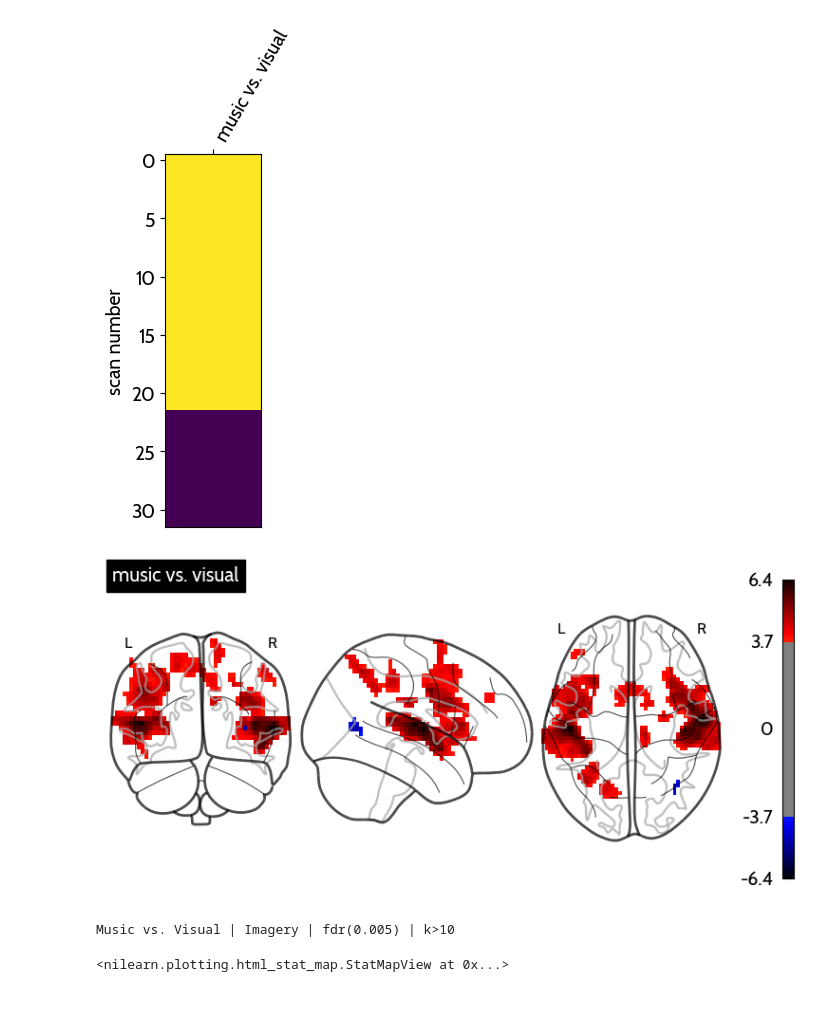
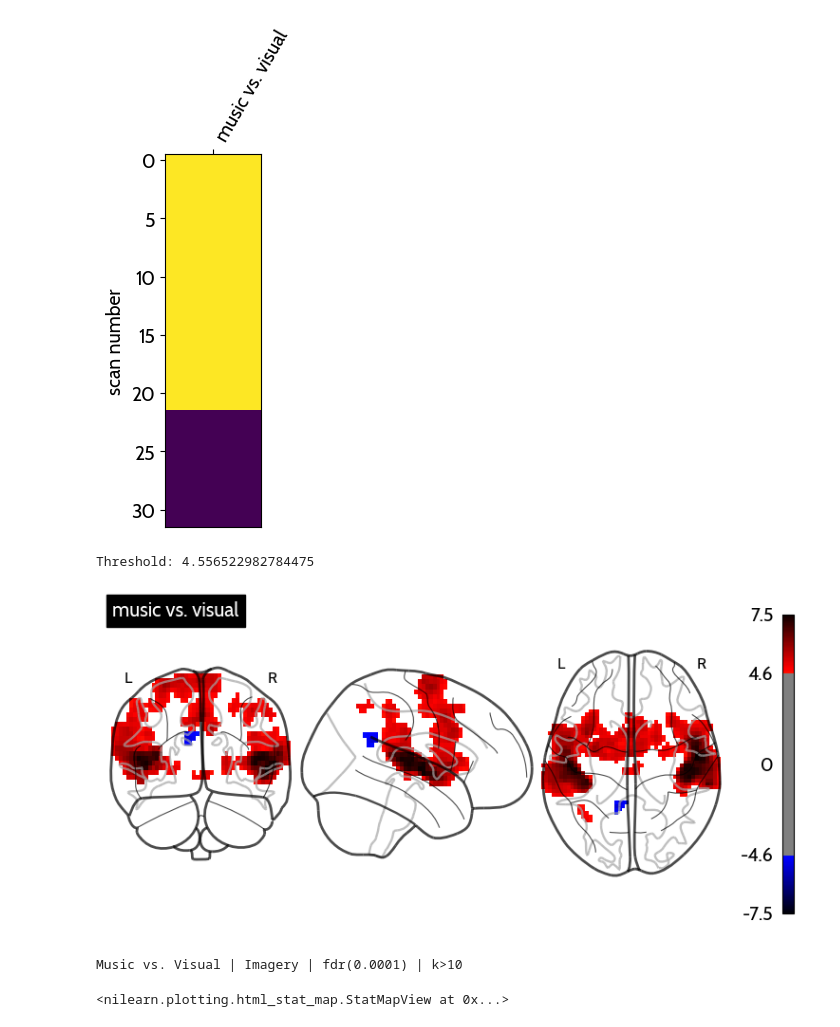
Before and after one commit to CIBIT-UC/musicnf-novelinterface, a Jupyter notebook: scripts/glm/CompareToVisual.ipynb, the cells around one changed output. Drawn from its saved outputs; the diff is of its cells as text; code cells hidden in the pictures.

Commit message:
new comp to visual

```diff
--- a/scripts/glm/CompareToVisual.ipynb
+++ b/scripts/glm/CompareToVisual.ipynb
@@ -15,7 +15,7 @@ visual_path = '/Volumes/T7/BIDS-INTERHEMISPHERIC-NF/derivatives/nilearn-glm'
 # List all zmap nii.gz files
 zmap_music_files = glob.glob(
     os.path.join(music_path,
-        f"sub-*_task-nf_stat-z_con-MotorImageryOneMinusRest.nii.gz"
+        f"sub-*_task-nf_stat-z_con-MotorImageryOneTwoMinusRest.nii.gz"
     )
 )
 zmap_music_files.sort()
@@ -70,30 +70,33 @@ stat_maps_unpaired = second_level_model_unpaired.compute_contrast(
 # %%
 from nilearn.glm import threshold_stats_img
 
-alpha = 0.005
+alpha = 0.0001
 hc = 'fdr'
 ct = 10
 
 corrected_map, thres = threshold_stats_img(stat_maps_unpaired["z_score"],
                                            cluster_threshold=ct,
                                            alpha=alpha,
                                            height_control=hc)
 
+print(f"Threshold: {thres}")
+
 display = plotting.plot_glass_brain(
     corrected_map,
     threshold=thres,
     colorbar=True,
     plot_abs=False,
     title="music vs. visual",
 )
 # %% [output]
+Threshold: 4.556522982784475
-[figure, old version]
+[figure, new version]
 # %%
 #| label: fig-musicVSvisual-glm-map
 print(f"Music vs. Visual | Imagery | {hc}({alpha}) | k>{ct}")
 plotting.view_img(corrected_map, threshold=thres, colorbar=True)
 # %% [output]
-Music vs. Visual | Imagery | fdr(0.005) | k>10
+Music vs. Visual | Imagery | fdr(0.0001) | k>10
 <nilearn.plotting.html_stat_map.StatMapView at 0x...>
 # %%
 #| label: tab-musicVSvisual-glm-clusters
```
Also changed, not shown: parts of 1 cell of this notebook, 1 other file.
